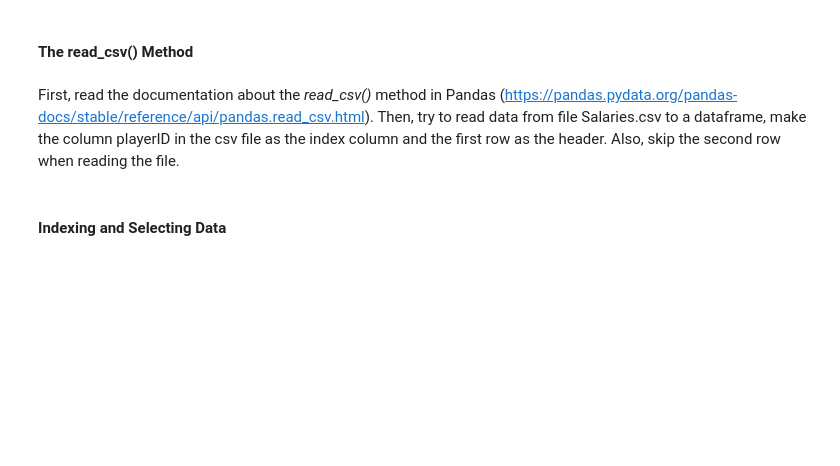
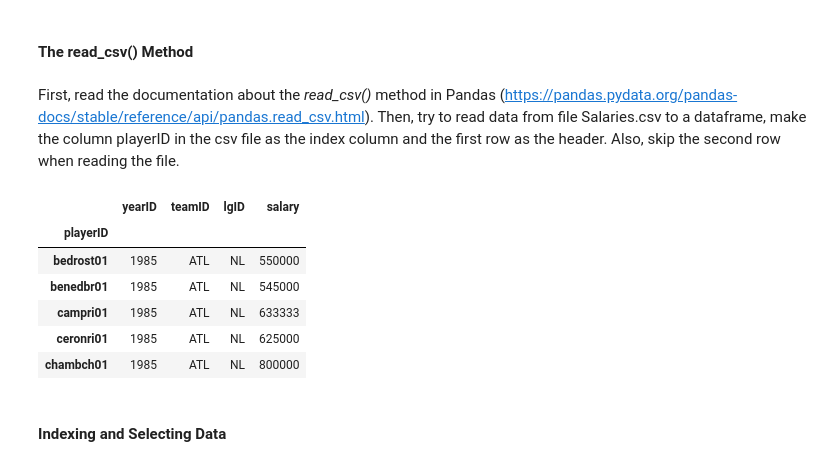
Before and after one commit to egunadi/dsci552-hw0, a Jupyter notebook: notebook/Gunadi_Eben_HW0.ipynb, the cells around one changed output. Saved outputs shown, nothing was run; the diff lists cells and outputs as text; code cells hidden in the pictures; blank space fills up the shorter version.

```diff
--- a/notebook/Gunadi_Eben_HW0.ipynb
+++ b/notebook/Gunadi_Eben_HW0.ipynb
@@ -48,6 +48,20 @@ import numpy as np
 #### The read_csv() Method
 # %% [markdown]
 First, read the documentation about the *read_csv()* method in Pandas (https://pandas.pydata.org/pandas-docs/stable/reference/api/pandas.read_csv.html). Then, try to read data from file Salaries.csv to a dataframe, make the column playerID in the csv file as the index column and the first row as the header. Also, skip the second row when reading the file.
+# %%
+salaries_df = pd.read_csv('../data/Salaries.csv',
+                          index_col='playerID',
+                          header=0,
+                          skiprows=[1])
+salaries_df.head()
+# %% [output]
+|  | yearID | teamID | lgID | salary |
+| playerID |  |  |  |  |
+| bedrost01 | 1985 | ATL | NL | 550000 |
+| benedbr01 | 1985 | ATL | NL | 545000 |
+| campri01 | 1985 | ATL | NL | 633333 |
+| ceronri01 | 1985 | ATL | NL | 625000 |
+| chambch01 | 1985 | ATL | NL | 800000 |
 # %% [markdown]
 #### Indexing and Selecting Data
 # %% [markdown]
```
Also changed, not shown: parts of 4 cells of this notebook.
